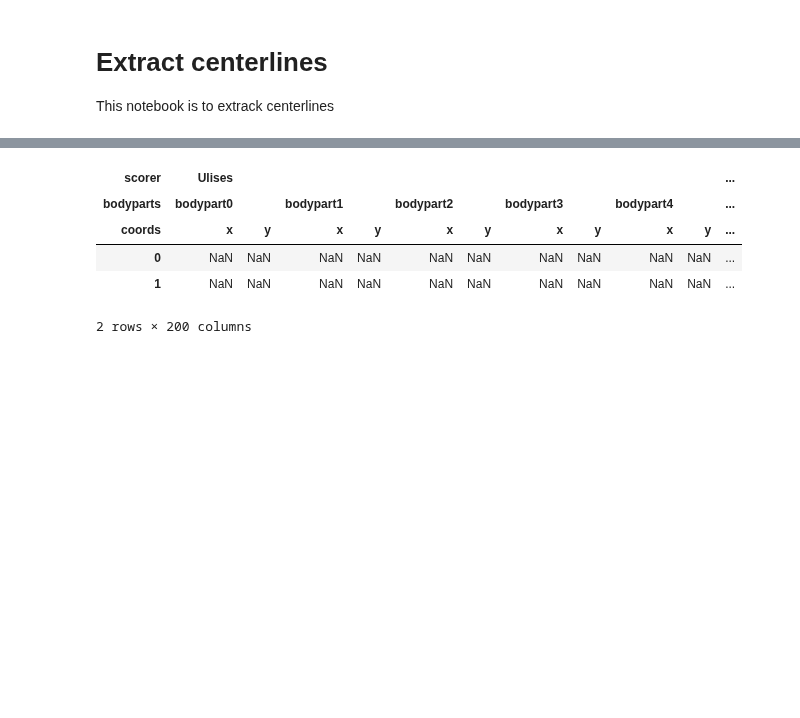
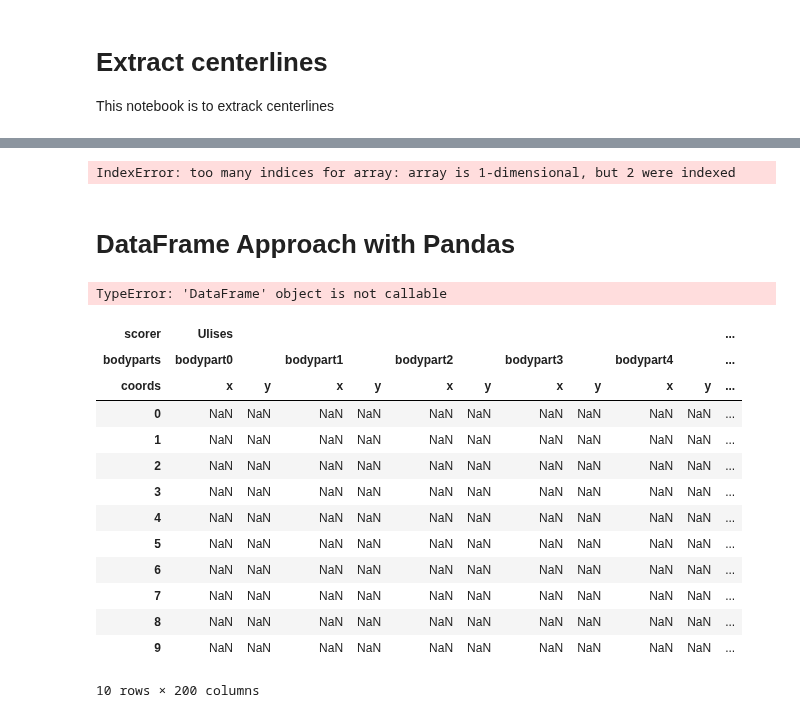
Before and after one commit to leonkontorovich/centerline_behavior_annotation, a Jupyter notebook: centerline/dev/extract_centerlines.ipynb, the cells around one changed output, grey strips where cells are left out. Cells and saved outputs as stored; diff of their text form; code cells hidden in the pictures; blank space fills up the shorter version.

```diff
--- a/centerline/dev/extract_centerlines.ipynb
+++ b/centerline/dev/extract_centerlines.ipynb
@@ -23,10 +23,3 @@ import skimage.graph
 
 import scipy.fftpack
 from centerline.src.make_skeleton import make_skeleton
-# %%
-import glob
-path='/groups/zimmer/Ulises/wbfm/chemotaxis_assay/2020_Only_behaviour/Annotation_OT/2020-06-30_16-25-56_chemotaxis_worm2-channel-0-bigtiff_binary_th20/'
-h5_path=glob.glob(path+'*.h5')
-print(h5_path)
-print(type(h5_path))
-#df=pd.read_hdf(glob.glob(path+'*.h5'))
@@ -36,5 +29,6 @@ print(type(h5_path))
 # %%
 import os
+import glob
 
 #define number of splines
 num_splines=100
@@ -128,11 +122,14 @@ for folder in natsorted(os.listdir(main_path)):
 
                 #save coordinates of the good centerlines
                 if len(skel_coords[0])>skel_min_length:
+                    print(i)
                     x,y=np.asarray(spline_coords)
                     csvfileX_writer.writerow(x)
                     csvfileY_writer.writerow(y)
-                    csvfilename_writer.writerow(['filename:',filename])
+                    #would [filename] alone work? filename without[] writes every letter in a different cell
+                    csvfilename_writer.writerow([os.path.join('labeled-data',folder,filename)])#(['filename:',filename])
                 #plotting
+                #if i!=0: continue
 #                 plt.figure(figsize=(10,10), dpi=150)
 #                 plt.subplot(1,2,1)
 #                 plt.imshow(annotated_img)
@@ -313,4 +182,0 @@ csv_writerK.writerow(K)
-# %%
-bodyparts=[]
-for i in np.arange(100):
-    bodyparts.append('bodypart'+str(i))
@@ -336,0 +185,17 @@ bodyparts
+# %%
+#make a list of strings with X0, X1..X99, and same with Y
+Xlist_of_strings=[]
+Ylist_of_strings=[]
+XYlist_of_strings=[]
+for i in np.arange(100):
+    Xstring=(str(i)+'X')
+    #print(string)
+    Xlist_of_strings.append(Xstring)
+
+    Ystring=(str(i)+'Y')
+    #print(string)
+    Ylist_of_strings.append(Ystring)
+
+
+    XYlist_of_strings.append(Xstring)
+    XYlist_of_strings.append(Ystring)
@@ -336,0 +278,24 @@ bodyparts
+# %%
+#This can be deleted
+#save the spline coordinates into Skeletons_training.csv
+#old frames, 3 are wrong (150562, 118985, 69940)frames=[26807,27036,29100,30476,31622,33456,36437,38042,40564,48618,48847,50911,51369,52057,59853,60082,61457,63063,62603,65126,66959,67418,67876,69940,69611,72592,78783,80617,82223,84974,87267,89101,90936,96668,98503,100108,106759,108594,111805,113868,120748,121436,124876,127398,142764,150562,153314,86342,84049,82903,80839,86801,89782,95056,98725,105147,106752,119367,121660,120972,120743,118828,118844,118856,118883,118920,118958,118976,118985]
+frames=[26807,27036,29100,30476,31622,33456,36437,38042,40564,48618,48847,50911,51369,52057,59853,60082,61457,63063,62603,65126,66959,67418,67876,69611,72592,78783,80617,82223,84974,87267,89101,90936,96668,98503,100108,106759,108594,111805,113868,120748,121436,124876,127398,142764,153314,86342,84049,82903,80839,86801,89782,95056,98725,105147,106752,119367,121660,120972,120743,118828,118844,118856,118883,118920,118958,118976]
+
+#200 is for bodyparts*coordinates(100*2)
+XY=np.zeros(shape=(len(frames),200))
+
+
+
+
+#XY=np.asarray(XY)
+for idx, frame in enumerate(natsorted(frames)):
+    #print(X_df.iloc[frame].values)
+    #print(Y_df.iloc[frame].values)
+
+    #IMPORTANT X and Y have to be inverted
+    XY[idx,np.arange(0,200,2)]=Y_df.iloc[frame].values #these are actually X for DLC
+    XY[idx,np.arange(1,200,2)]=X_df.iloc[frame].values #these are actually Y for DLC
+
+np.savetxt('Skeletons_training_natsorted.csv', XY, delimiter=',', fmt='%d')
+# %% [output]
+IndexError: too many indices for array: array is 1-dimensional, but 2 were indexed
@@ -337 +310,3 @@ bodyparts
+# %% [markdown]
+# DataFrame Approach with Pandas
 # %%
@@ -346,12 +327,24 @@ arrays=pd.MultiIndex.from_product([scorer,bodyparts, coords],
                            names=['scorer','bodyparts', 'coords'])
 frames=np.arange(0,10)
 skeleton_df=pd.DataFrame(index=frames, columns=arrays)
+# %%
+skeleton_df(data=np.arange(100))
+# %% [output]
+TypeError: 'DataFrame' object is not callable
 # %%
-skeleton_df.head(2)
+skeleton_df.head(15)
 # %% [output]
 | scorer | Ulises |  |  |  |  |  |  |  |  |  | ... |
 | bodyparts | bodypart0 |  | bodypart1 |  | bodypart2 |  | bodypart3 |  | bodypart4 |  | ... |
 | coords | x | y | x | y | x | y | x | y | x | y | ... |
 | 0 | NaN | NaN | NaN | NaN | NaN | NaN | NaN | NaN | NaN | NaN | ... |
 | 1 | NaN | NaN | NaN | NaN | NaN | NaN | NaN | NaN | NaN | NaN | ... |
+| 2 | NaN | NaN | NaN | NaN | NaN | NaN | NaN | NaN | NaN | NaN | ... |
+| 3 | NaN | NaN | NaN | NaN | NaN | NaN | NaN | NaN | NaN | NaN | ... |
+| 4 | NaN | NaN | NaN | NaN | NaN | NaN | NaN | NaN | NaN | NaN | ... |
+| 5 | NaN | NaN | NaN | NaN | NaN | NaN | NaN | NaN | NaN | NaN | ... |
+| 6 | NaN | NaN | NaN | NaN | NaN | NaN | NaN | NaN | NaN | NaN | ... |
+| 7 | NaN | NaN | NaN | NaN | NaN | NaN | NaN | NaN | NaN | NaN | ... |
+| 8 | NaN | NaN | NaN | NaN | NaN | NaN | NaN | NaN | NaN | NaN | ... |
+| 9 | NaN | NaN | NaN | NaN | NaN | NaN | NaN | NaN | NaN | NaN | ... |
-2 rows × 200 columns
+10 rows × 200 columns
```
Also changed, not shown: parts of 42 cells of this notebook.
